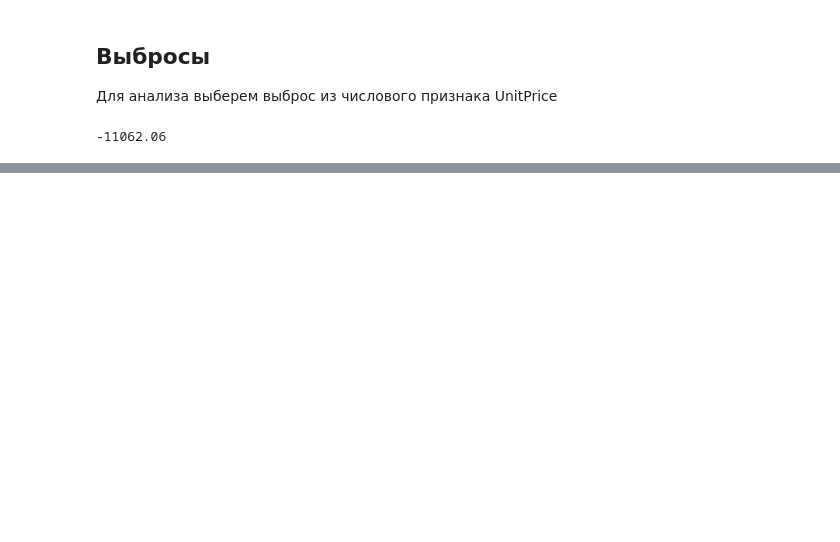
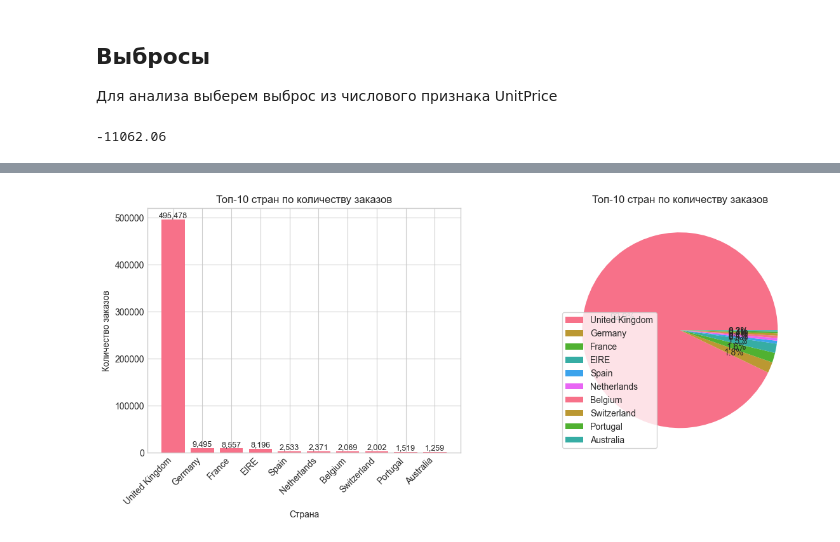
Before and after one commit to ilipashka/Lab-1-IAD, a Jupyter notebook: notebooks/01_data_understanding.ipynb, the cells around one changed output, grey strips where cells are left out. Cells and saved outputs as stored; diff of their text form; code cells hidden in the pictures; blank space fills up the shorter version.

```diff
--- a/notebooks/01_data_understanding.ipynb
+++ b/notebooks/01_data_understanding.ipynb
@@ -478,0 +539,25 @@ print('Геометрическое среднее:', np.exp(np.log(df_clean['Un
+# %%
+fig, axes = plt.subplots(1, 2, figsize=(14, 5))
+
+ax1 = axes[0]
+top_countries = df['Country'].value_counts().head(10)
+bars = ax1.bar(range(len(top_countries)), top_countries.values)
+ax1.set_title('Топ-10 стран по количеству заказов')
+ax1.set_xlabel('Страна')
+ax1.set_ylabel('Количество заказов')
+ax1.set_xticks(range(len(top_countries)))
+ax1.set_xticklabels(top_countries.index, rotation=45, ha='right')
+
+for bar, value in zip(bars, top_countries.values):
+    ax1.text(bar.get_x() + bar.get_width()/2, bar.get_height() + 500,
+             f'{value:,}', ha='center', va='bottom', fontsize=9)
+
+ax2 = axes[1]
+top_countries = df['Country'].value_counts().head(10)
+wedges, texts, autotexts = ax2.pie(top_countries.values, autopct='%1.1f%%')
+ax2.set_title('Топ-10 стран по количеству заказов')
+leg = ax2.legend(labels=top_countries.index)
+leg.set_frame_on(True)
+plt.show()
+# %% [output]
+[figure, added]
```
Also changed, not shown: parts of 8 cells of this notebook.
